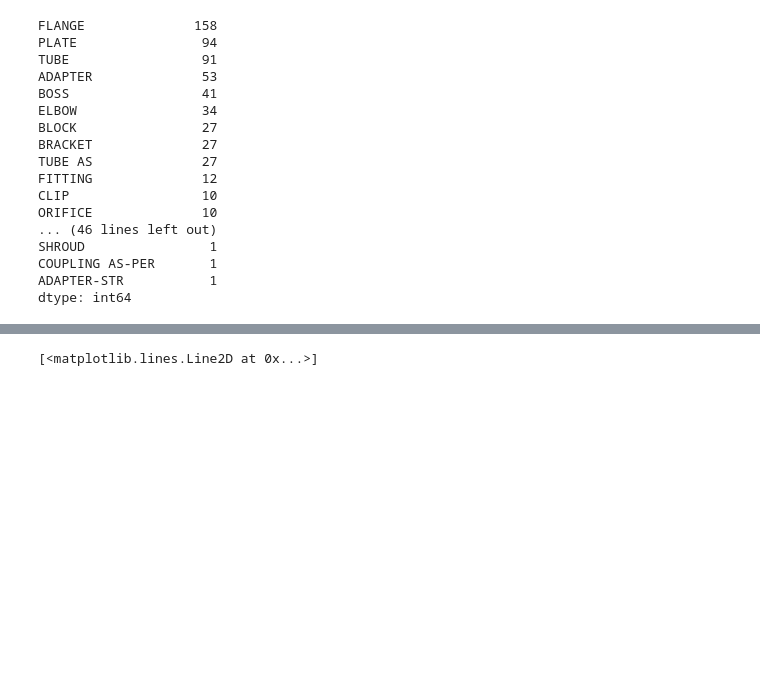
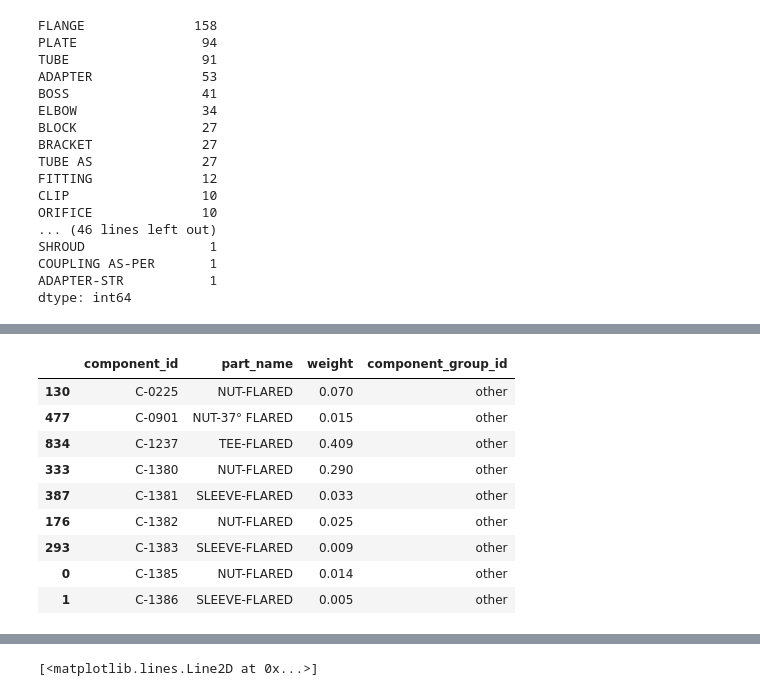
Before and after one commit to cberzan/kaggle-caterpillar, a Jupyter notebook: caterpillar-tube-pricing/components.ipynb, the cells around one changed output, grey strips where cells are left out. Cells and saved outputs as stored; diff of their text form; code cells hidden in the pictures; blank space fills up the shorter version.

```diff
--- a/caterpillar-tube-pricing/components.ipynb
+++ b/caterpillar-tube-pricing/components.ipynb
@@ -180,0 +186,14 @@ dtype: int64
+# %%
+flared = ['flared' in part_name.lower() for part_name in df_other.part_name.values]
+df_other[flared].sort('component_id')
+# %% [output]
+|  | component_id | part_name | weight | component_group_id |
+| 130 | C-0225 | NUT-FLARED | 0.070 | other |
+| 477 | C-0901 | NUT-37° FLARED | 0.015 | other |
+| 834 | C-1237 | TEE-FLARED | 0.409 | other |
+| 333 | C-1380 | NUT-FLARED | 0.290 | other |
+| 387 | C-1381 | SLEEVE-FLARED | 0.033 | other |
+| 176 | C-1382 | NUT-FLARED | 0.025 | other |
+| 293 | C-1383 | SLEEVE-FLARED | 0.009 | other |
+| 0 | C-1385 | NUT-FLARED | 0.014 | other |
+| 1 | C-1386 | SLEEVE-FLARED | 0.005 | other |
```
Also changed, not shown: parts of 2 cells of this notebook, 2 other files.
